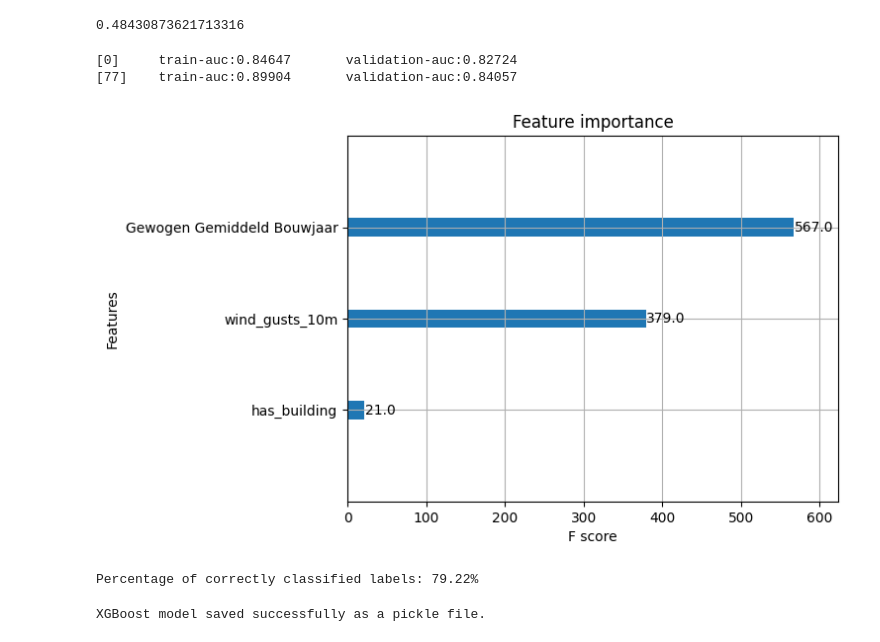
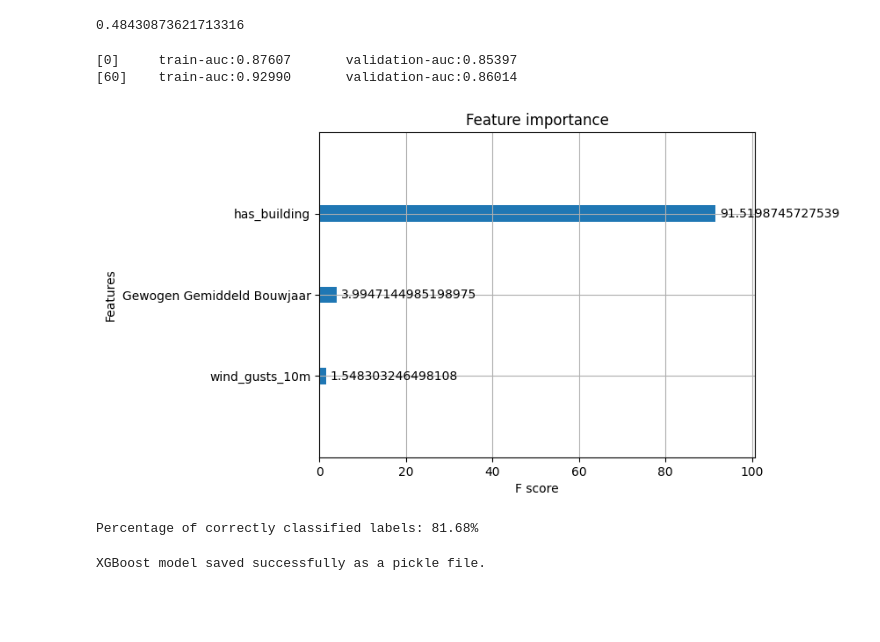
Before and after one commit to UhhBart/MSc_DSP_G2, a Jupyter notebook: AlihansWorkPlace.ipynb, the cells around one changed output. Saved outputs shown, nothing was run; the diff lists cells and outputs as text; code cells hidden in the pictures; blank space fills up the shorter version.

```diff
--- a/AlihansWorkPlace.ipynb
+++ b/AlihansWorkPlace.ipynb
@@ -927,6 +949,7 @@ warnings.filterwarnings("ignore")
 POSITIVES_PATH = Path("src/final_data/buildings/positive_samples_buildings_200.csv")
 NEGATIVES_PATH_TRUE = Path("src/final_data/buildings/negative_samples_buildings_200.csv")
 NEGATIVES_PATH_FALSE = Path("src/final_data/buildings/TMP_negative_samples_buildings_200.csv")
+NEGATIVES_PATH_RANDOM = Path("src/final_data/buildings/TMP3_negative_samples_buildings_200.csv")
 
 # POSITIVE SAMPLE BUILDINGS
 POSITIVES = pd.read_csv(POSITIVES_PATH)
@@ -934,11 +957,13 @@ POSITIVES = pd.read_csv(POSITIVES_PATH)
 # NEGATIVE SAMPLE BUILDINGS
 NEGATIVES_TRUE = pd.read_csv(NEGATIVES_PATH_TRUE)
 NEGATIVES_FALSE = pd.read_csv(NEGATIVES_PATH_FALSE)
+NEGATIVES_RANDOM = pd.read_csv(NEGATIVES_PATH_RANDOM)
 
 # OUTPUTS
 POSITIVES['label'] = 1
 NEGATIVES_TRUE['label'] = 0
 NEGATIVES_FALSE['label'] = 0
+NEGATIVES_RANDOM['label'] = 0
 
 # COMMON COLUMNS
 common_columns = ['grid_id', 'has_building', 'Gemiddeld Bouwjaar',
@@ -956,7 +981,13 @@ common_columns = ['grid_id', 'has_building', 'Gemiddeld Bouwjaar',
 # CONCATENATE POSITIVES AND NEGATIVES
 DATA = pd.concat([POSITIVES[common_columns + ['label']],
                   NEGATIVES_TRUE[common_columns + ['label']],
-                  NEGATIVES_FALSE[common_columns + ['label']]])
+                  NEGATIVES_FALSE[common_columns + ['label']],
+                  NEGATIVES_RANDOM[common_columns + ['label']]])
+
+# DATA = pd.concat([POSITIVES[common_columns + ['label']],
+#                   NEGATIVES_TRUE[common_columns + ['label']],
+#                   NEGATIVES_FALSE[common_columns + ['label']]])
+
 DATA = DATA[['label'] + [col for col in DATA.columns if col != 'label']]
 
 X, y = DATA.drop(['label',
@@ -990,37 +1021,37 @@ best_params = {
     "reg_alpha": 0.01,
     "reg_lambda": 0
 }
 n = 1000
 
 
 # MODEL TRAINING
 model = xgb.train(
     params=best_params,
     dtrain=dtrain_clf,
     num_boost_round=n,
     verbose_eval=250,
     evals=evals,
     early_stopping_rounds=50
 )
 
 # PREDICTION WITH THE BEST MODEL
 y_pred_clf = model.predict(dtest_clf)
 y_pred_labels = (y_pred_clf > 0.5).astype(int)
 
 # ACCURACY EVALUATION
 accuracy = accuracy_score(y_test, y_pred_labels)
 percentage_correct = accuracy * 100
 
 # FEATURE IMPORTANCE PLOT
 xgb.plot_importance(model, importance_type='gain')
 plt.show()
 
 print(f"Percentage of correctly classified labels: {percentage_correct:.2f}%")
 # %% [output]
-[0]     train-auc:0.84647       validation-auc:0.82724
-[77]    train-auc:0.89904       validation-auc:0.84057
+[0]     train-auc:0.87607       validation-auc:0.85397
+[60]    train-auc:0.92990       validation-auc:0.86014
-[figure, old version]
+[figure, new version]
-Percentage of correctly classified labels: 79.22%
+Percentage of correctly classified labels: 81.68%
 # %%
 import pickle
 
```
Also changed, not shown: parts of 4 cells of this notebook, 3 other files.
